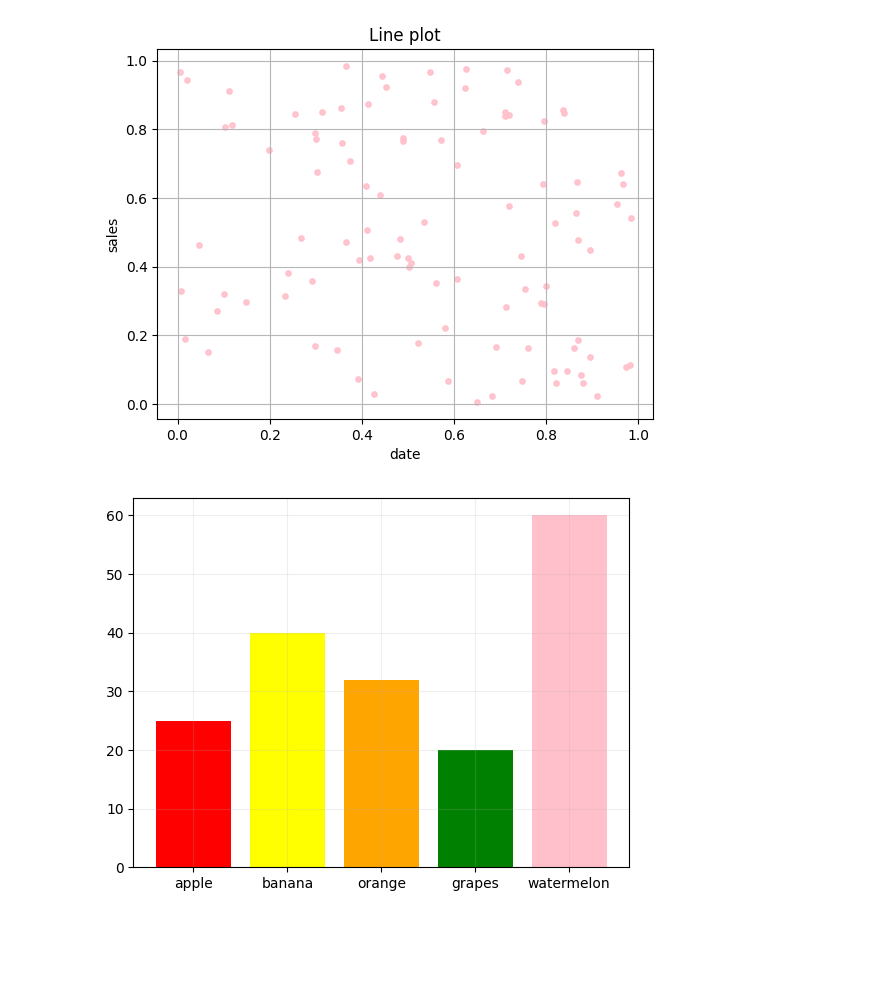
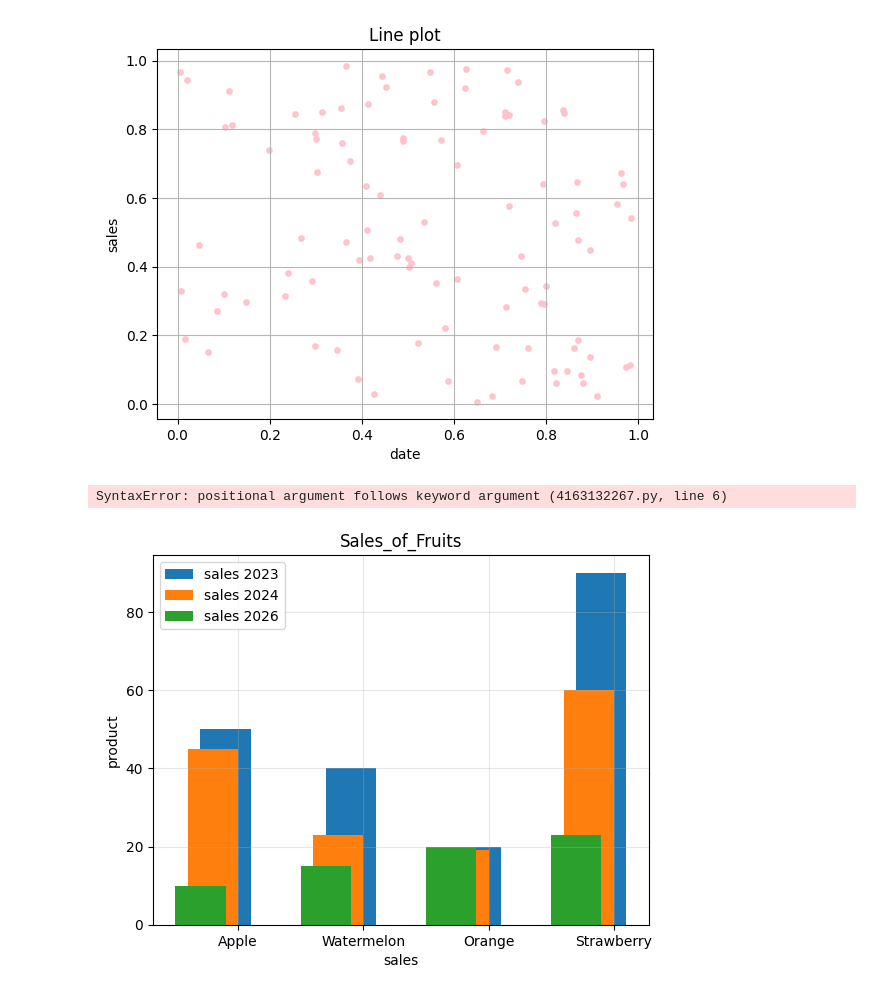
Before and after one commit to rupalighatale9/Rupali-Python-Practice, a Jupyter notebook: visualization.ipynb, the cells around one changed output. Saved outputs shown, nothing was run; the diff lists cells and outputs as text; code cells hidden in the pictures; blank space fills up the shorter version.

```diff
--- a/visualization.ipynb
+++ b/visualization.ipynb
@@ -57,10 +57,40 @@ plt.show()
 # %%
 # bar plot
 categories = ["apple","banana","orange","grapes","watermelon"]
-sales = [25,40,32,20,60]
+sales_25 = [25,40,32,20,60]
+sales_26 = [45,65,76,89.90]
 
-plt.bar(categories,sales,color = ["red","yellow","orange","green","pink"])
-plt.grid(True,alpha=0.2)
+plt.bar(x=0.2,sales_25,color = ["red","yellow","orange","green","pink"],label="sales 2025",width=0.4)
+plt.bar(x=0.2,sales_26,color = ["red","yellow","orange","green","pink"],label="sales 2026",width=0.4)
+
+plt.title("Sales_of_Fruits")
+plt.xlabel("sales")
+plt.ylabel("product")
+plt.xticks(x,categories)
+plt.legend()
+plt.grid(True,alpha=0.3)
 plt.show()
 # %% [output]
-[figure, removed]
+SyntaxError: positional argument follows keyword argument (4163132267.py, line 6)
+# %%
+# bar plot
+categories = ["Apple","Watermelon","Orange","Strawberry"]
+
+sales_23 = [50,40,20,90]
+sales_24 = [45,23,19,60]
+sales_26 = [10,15,20,23]
+
+x = np.arange(len(categories))
+
+plt.bar(x-0.1,sales_23,label="sales 2023",width=0.4)
+plt.bar(x-0.2,sales_24,label="sales 2024",width=0.4)
+plt.bar(x-0.3,sales_26,label="sales 2026",width=0.4)
+plt.title("Sales_of_Fruits")
+plt.xticks(x,categories)
+plt.xlabel("sales")
+plt.ylabel("product")
+plt.legend()
+plt.grid(True,alpha=0.3)
+plt.show()
+# %% [output]
+[figure, added]
```
Also changed, not shown: 1 other file.
